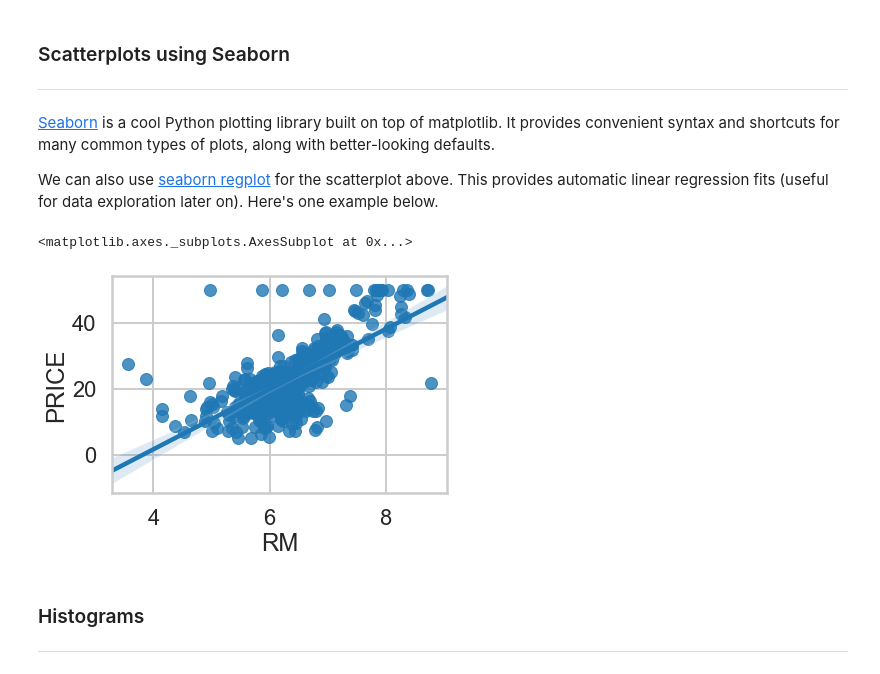
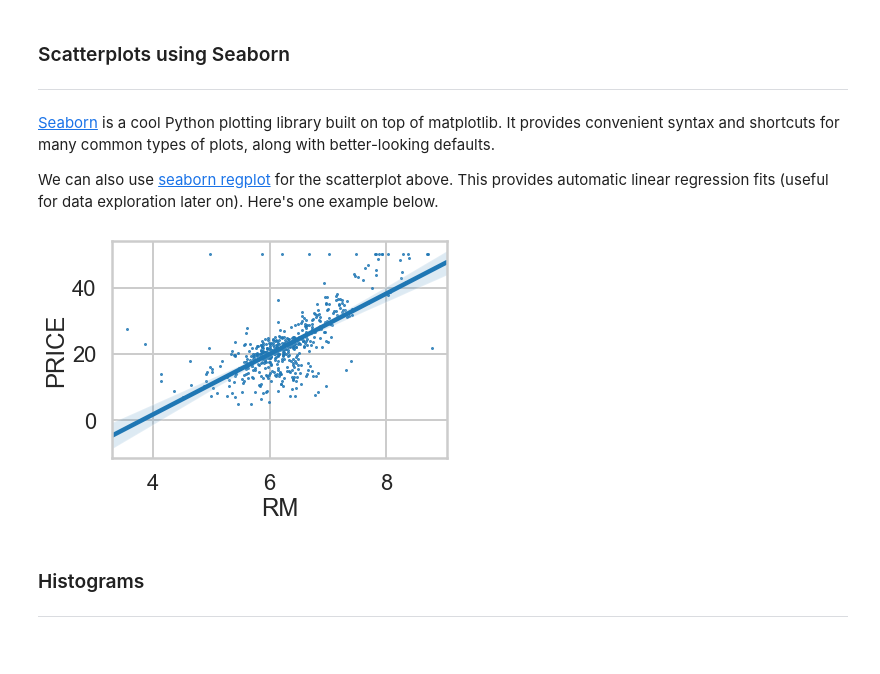
Before and after one commit to ABitNutty/Springboard, a Jupyter notebook: Mini_Project_Linear_Regression.ipynb, the cells around one changed output. Drawn from its saved outputs; the diff is of its cells as text; code cells hidden in the pictures.

```diff
--- a/Mini_Project_Linear_Regression.ipynb
+++ b/Mini_Project_Linear_Regression.ipynb
@@ -326,10 +326,10 @@ The scatterplot of the proportion of old houses, while not offering a clear coor
 
 We can also use [seaborn regplot](https://stanford.edu/~mwaskom/software/seaborn/tutorial/regression.html#functions-to-draw-linear-regression-models) for the scatterplot above. This provides automatic linear regression fits (useful for data exploration later on). Here's one example below.
 # %%
-sns.regplot(y="PRICE", x="RM", data=bos, fit_reg = True)
+sns.regplot(y="PRICE", x="RM", data=bos, fit_reg = True, scatter_kws={"s": 4})
+plt.show()
 # %% [output]
-<matplotlib.axes._subplots.AxesSubplot at 0x...>
-[figure, old version]
+[figure, new version]
 # %% [markdown]
 ### Histograms
 ***
```
Also changed, not shown: parts of 32 cells of this notebook.
